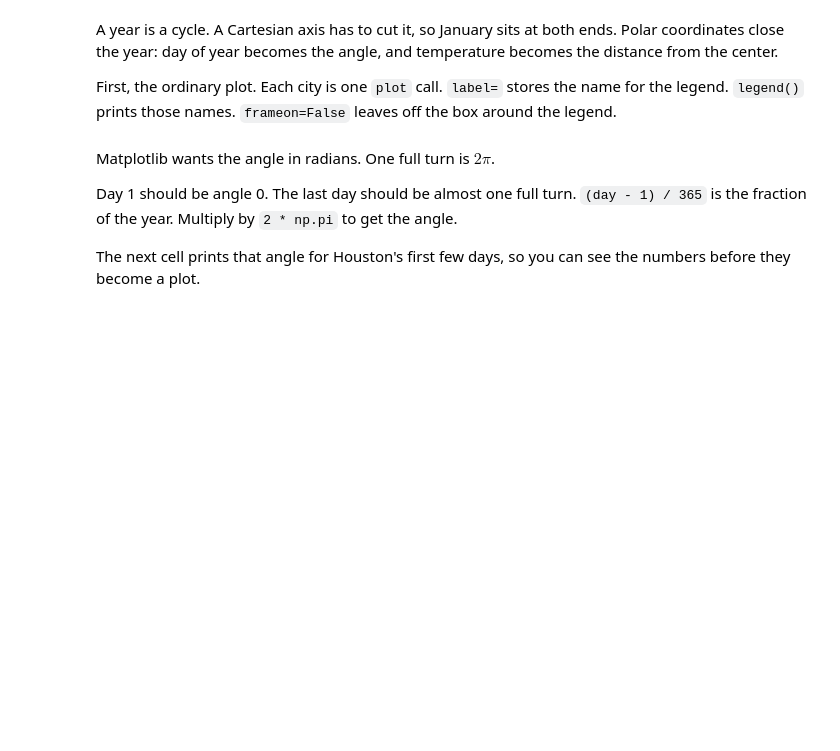
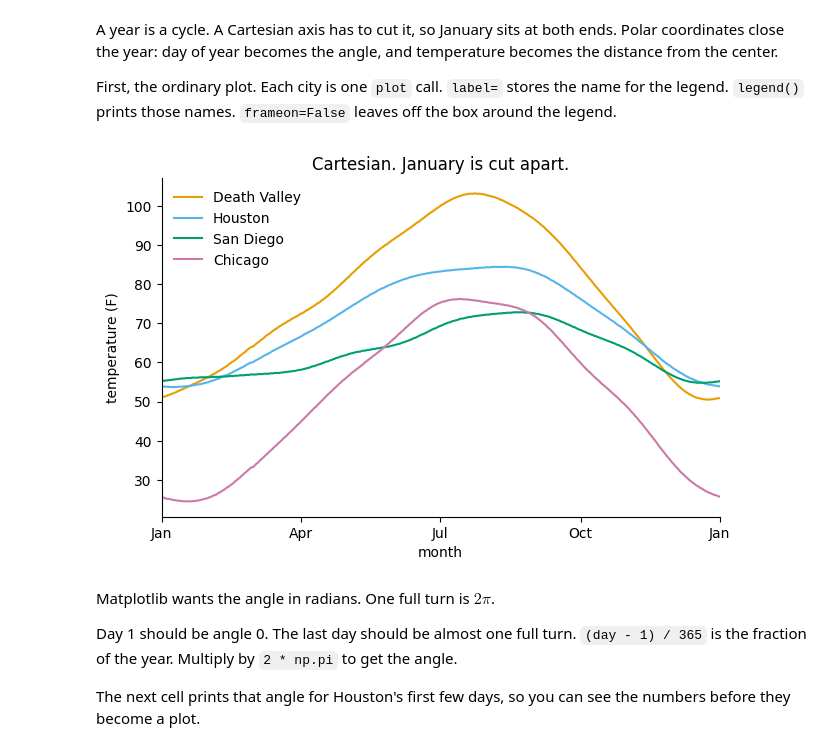
Before and after one commit to Alissa-Ouspen/data110_alissa, a Jupyter notebook: week4/Week4_Assign_coord_sys_axes_Alissa.ipynb, the cells around one changed output. Cells and saved outputs as stored; diff of their text form; code cells hidden in the pictures; blank space fills up the shorter version.

```diff
--- a/week4/Week4_Assign_coord_sys_axes_Alissa.ipynb
+++ b/week4/Week4_Assign_coord_sys_axes_Alissa.ipynb
@@ -534,23 +550,34 @@ A year is a cycle. A Cartesian axis has to cut it, so January sits at both ends.
 
 First, the ordinary plot. Each city is one `plot` call. `label=` stores the name for the legend. `legend()` prints those names. `frameon=False` leaves off the box around the legend.
 # %%
-death_valley = temps.loc[temps["location"] == "Death Valley"].sort_values("day_of_year")
+death_valley = temps.loc[temps["location"] == "Death Valley"].sort_values(
+    "day_of_year")
 chicago = temps.loc[temps["location"] == "Chicago"].sort_values("day_of_year")
 
 fig, ax = plt.subplots(figsize=(7.2, 4.4))
-ax.plot(death_valley["day_of_year"], death_valley["temperature"], color="#E69F00", label="Death Valley")
-ax.plot(houston["day_of_year"], houston["temperature"], color="#56B4E9", label="Houston")
-ax.plot(san_diego["day_of_year"], san_diego["temperature"], color="#009E73", label="San Diego")
-ax.plot(chicago["day_of_year"], chicago["temperature"], color="#CC79A7", label="Chicago")
+ax.plot(
+    death_valley["day_of_year"],
+    death_valley["temperature"], color="#E69F00", label="Death Valley")
+ax.plot(
+    houston["day_of_year"],
+    houston["temperature"], color="#56B4E9", label="Houston")
+ax.plot(
+    san_diego["day_of_year"],
+    san_diego["temperature"], color="#009E73", label="San Diego")
+ax.plot(
+    chicago["day_of_year"],
+    chicago["temperature"], color="#CC79A7", label="Chicago")
 
 ax.set_xlim(1, 366)
 ax.set_xticks([1, 92, 183, 275, 366])
 ax.set_xticklabels(["Jan", "Apr", "Jul", "Oct", "Jan"])
 ax.set_xlabel("month")
 ax.set_ylabel("temperature (F)")
-ax.legend(frameon=False)
+ax.legend(frameon = False)  # leaves off the box around the legend
 ax.set_title("Cartesian. January is cut apart.")
 plt.show()
+# %% [output]
+[figure, added]
 # %% [markdown]
 Matplotlib wants the angle in radians. One full turn is $2\pi$.
 
```
Also changed, not shown: parts of 14 cells of this notebook.
